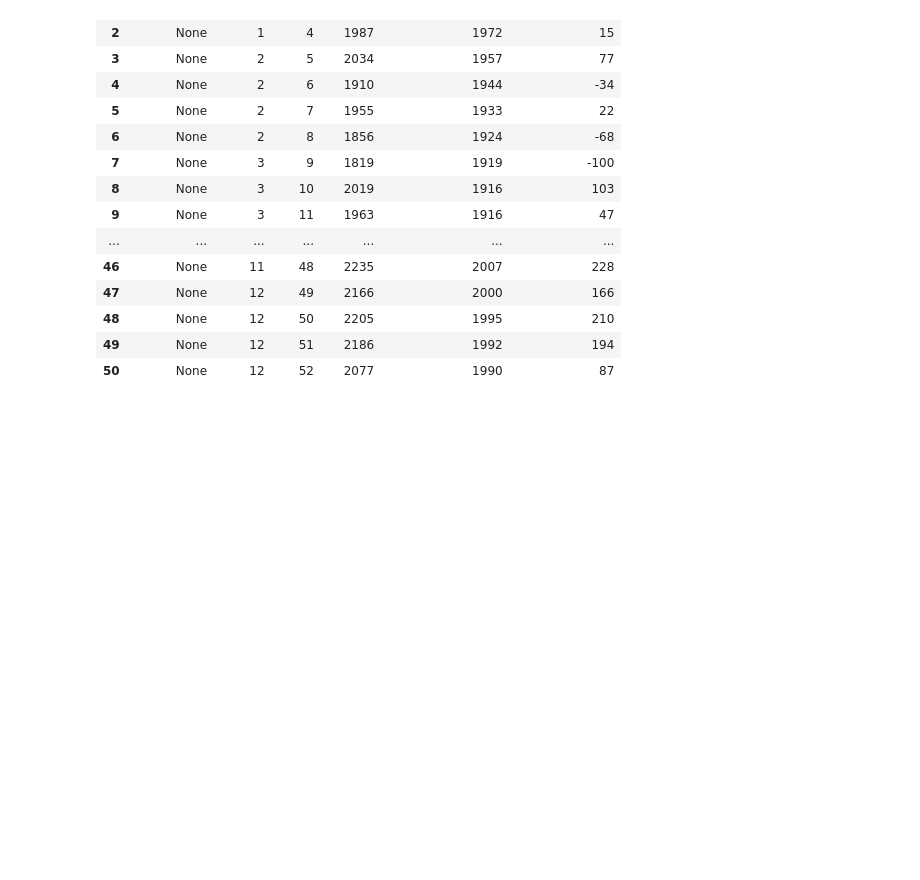
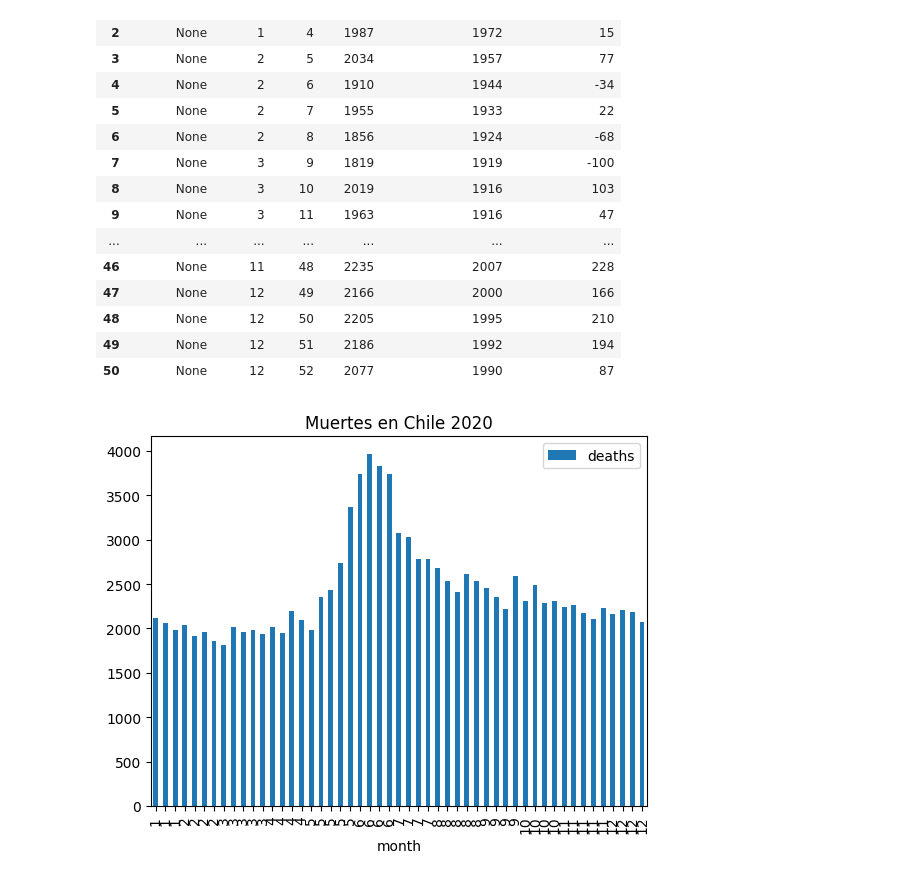
Before and after one commit to Remiw/Solemne1, a Jupyter notebook: SOLEMNE1MATÍASTOBAR.ipynb, the cells around one changed output. Cells and saved outputs as stored; diff of their text form; code cells hidden in the pictures; blank space fills up the shorter version.

Commit message:
tendencia mensual muertes totales

```diff
--- a/SOLEMNE1MATÍASTOBAR.ipynb
+++ b/SOLEMNE1MATÍASTOBAR.ipynb
@@ -154,3 +154,7 @@ Chile_deaths2020
 | 48 | None | 12 | 50 | 2205 | 1995 | 210 |
 | 49 | None | 12 | 51 | 2186 | 1992 | 194 |
 | 50 | None | 12 | 52 | 2077 | 1990 | 87 |
+# %%
+plot = Chile_deaths2020.plot(x='month', y='deaths', kind='bar', title='Muertes en Chile 2020')
+# %% [output]
+[figure, added]
```
Also changed, not shown: parts of 2 cells of this notebook.
